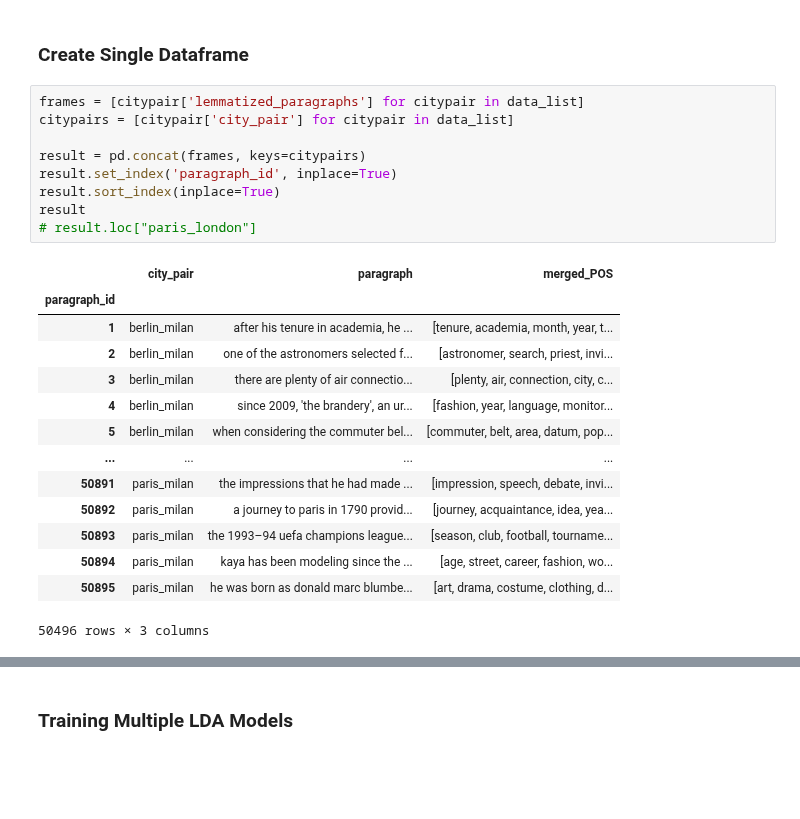
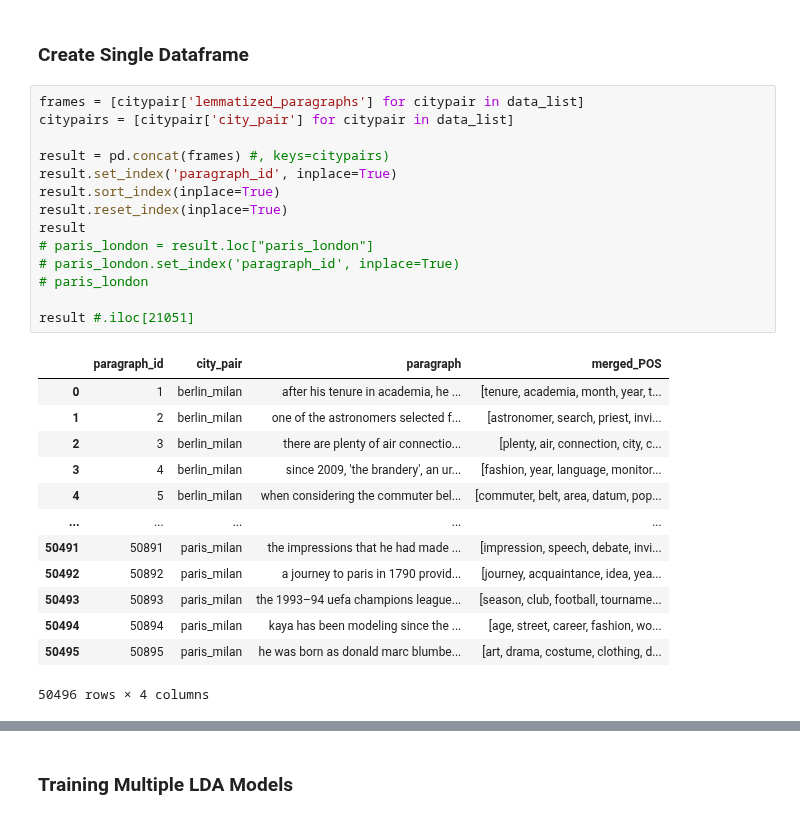
Before and after one commit to seriousdeejay/citynet, a Jupyter notebook: src/analyses/Diederik/Clean Code/2. Topic Modeling.ipynb, the cells around one changed output, grey strips where cells are left out. Drawn from its saved outputs; the diff is of its cells as text; blank space fills up the shorter version.

```diff
--- a/src/analyses/Diederik/Clean Code/2. Topic Modeling.ipynb
+++ b/src/analyses/Diederik/Clean Code/2. Topic Modeling.ipynb
@@ -19,24 +19,28 @@ data_list = import_lemmatised_paragraphs(INPUT_DIR, POS, BATCHES, ONLY_ENGLISH_W
 # %%
 frames = [citypair['lemmatized_paragraphs'] for citypair in data_list]
 citypairs = [citypair['city_pair'] for citypair in data_list]
 
-result = pd.concat(frames, keys=citypairs)
+result = pd.concat(frames) #, keys=citypairs)
 result.set_index('paragraph_id', inplace=True)
 result.sort_index(inplace=True)
+result.reset_index(inplace=True)
 result
-# result.loc["paris_london"]
+# paris_london = result.loc["paris_london"]
+# paris_london.set_index('paragraph_id', inplace=True)
+# paris_london
+
+result #.iloc[21051]
 # %% [output]
-|  | city_pair | paragraph | merged_POS |
-| paragraph_id |  |  |  |
-| 1 | berlin_milan | after his tenure in academia, he ... | [tenure, academia, month, year, t... |
-| 2 | berlin_milan | one of the astronomers selected f... | [astronomer, search, priest, invi... |
-| 3 | berlin_milan | there are plenty of air connectio... | [plenty, air, connection, city, c... |
-| 4 | berlin_milan | since 2009, 'the brandery', an ur... | [fashion, year, language, monitor... |
-| 5 | berlin_milan | when considering the commuter bel... | [commuter, belt, area, datum, pop... |
-| ... | ... | ... | ... |
-| 50891 | paris_milan | the impressions that he had made ... | [impression, speech, debate, invi... |
-| 50892 | paris_milan | a journey to paris in 1790 provid... | [journey, acquaintance, idea, yea... |
-| 50893 | paris_milan | the 1993–94 uefa champions league... | [season, club, football, tourname... |
-| 50894 | paris_milan | kaya has been modeling since the ... | [age, street, career, fashion, wo... |
-| 50895 | paris_milan | he was born as donald marc blumbe... | [art, drama, costume, clothing, d... |
+|  | paragraph_id | city_pair | paragraph | merged_POS |
+| 0 | 1 | berlin_milan | after his tenure in academia, he ... | [tenure, academia, month, year, t... |
+| 1 | 2 | berlin_milan | one of the astronomers selected f... | [astronomer, search, priest, invi... |
+| 2 | 3 | berlin_milan | there are plenty of air connectio... | [plenty, air, connection, city, c... |
+| 3 | 4 | berlin_milan | since 2009, 'the brandery', an ur... | [fashion, year, language, monitor... |
+| 4 | 5 | berlin_milan | when considering the commuter bel... | [commuter, belt, area, datum, pop... |
+| ... | ... | ... | ... | ... |
+| 50491 | 50891 | paris_milan | the impressions that he had made ... | [impression, speech, debate, invi... |
+| 50492 | 50892 | paris_milan | a journey to paris in 1790 provid... | [journey, acquaintance, idea, yea... |
+| 50493 | 50893 | paris_milan | the 1993–94 uefa champions league... | [season, club, football, tourname... |
+| 50494 | 50894 | paris_milan | kaya has been modeling since the ... | [age, street, career, fashion, wo... |
+| 50495 | 50895 | paris_milan | he was born as donald marc blumbe... | [art, drama, costume, clothing, d... |
-50496 rows × 3 columns
+50496 rows × 4 columns
```
Also changed, not shown: parts of 46 cells of this notebook, 7 other files.
